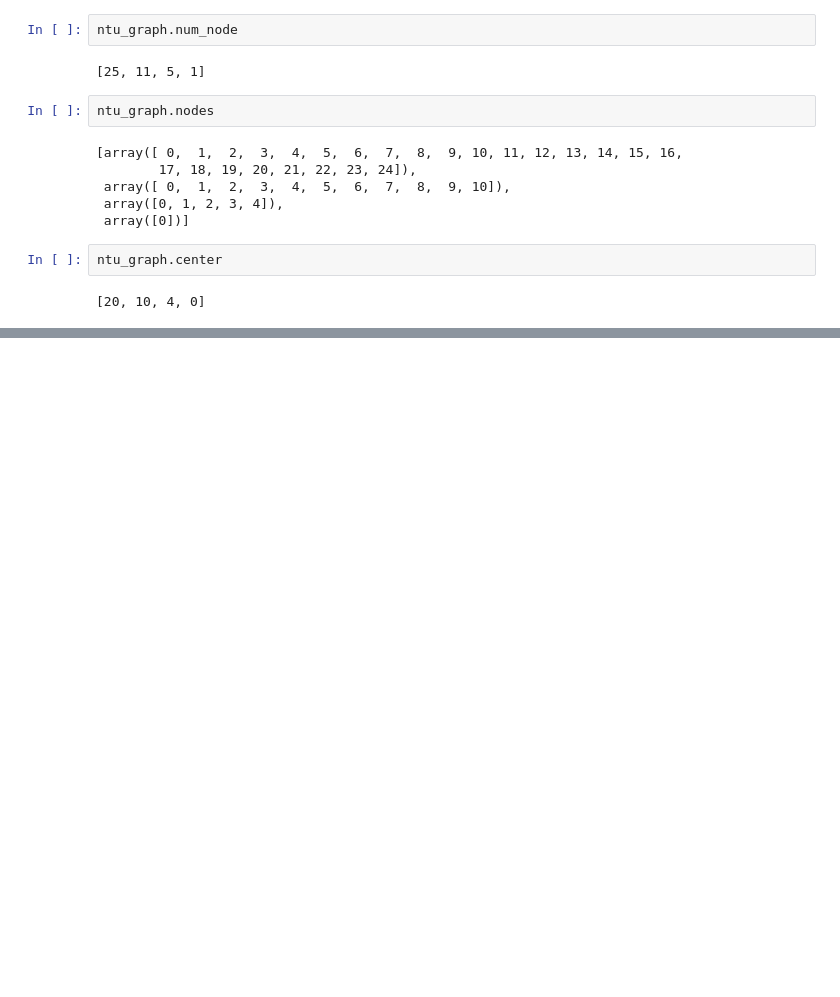
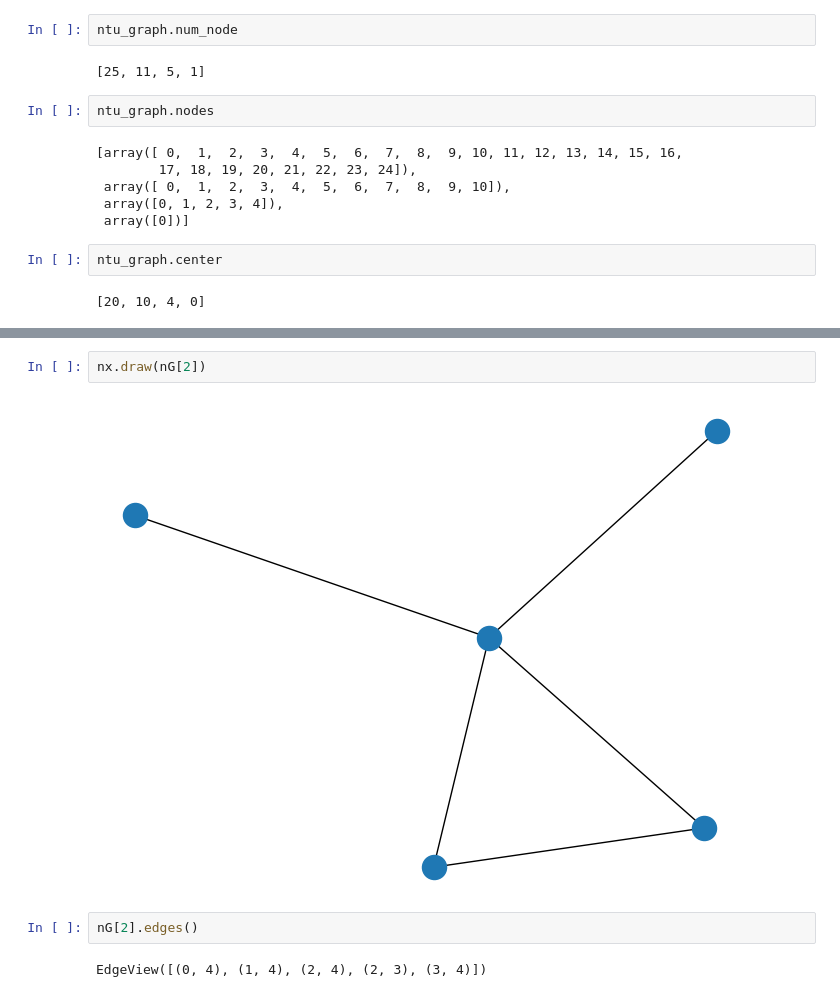
Before and after one commit to LimSuH/Kinetic_GAN_LimSuH, a Jupyter notebook: models/init_gan/confGraph.ipynb, the cells around one changed output, grey strips where cells are left out. Saved outputs shown, nothing was run; the diff lists cells and outputs as text; blank space fills up the shorter version.

```diff
--- a/models/init_gan/confGraph.ipynb
+++ b/models/init_gan/confGraph.ipynb
@@ -40,0 +57,8 @@ ntu_graph.center
+# %%
+nx.draw(nG[2])
+# %% [output]
+[figure, added]
+# %%
+nG[2].edges()
+# %% [output]
+EdgeView([(0, 4), (1, 4), (2, 4), (2, 3), (3, 4)])
```
Also changed, not shown: parts of 23 cells of this notebook, 2 other files.
